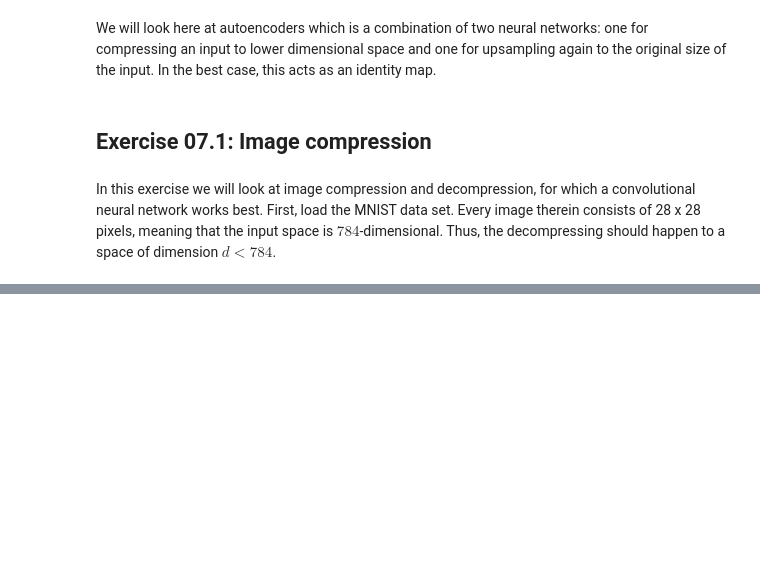
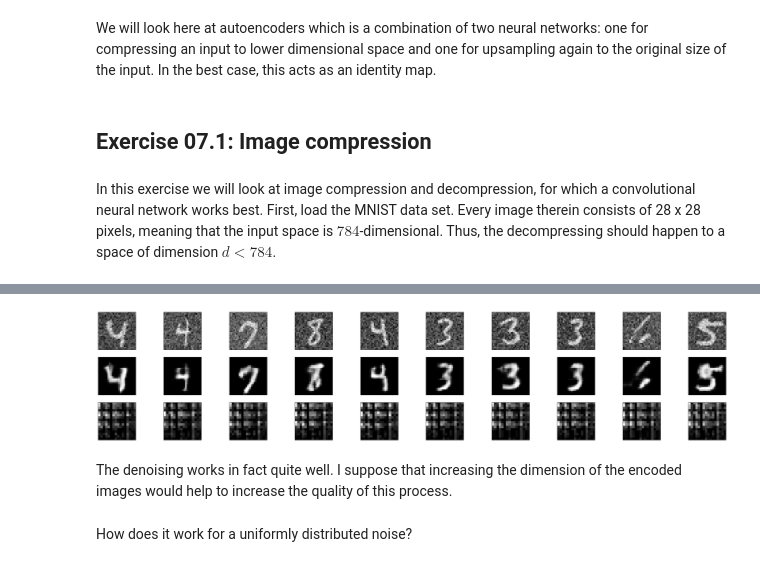
Before and after one commit to Jercheal/ML_Lecture_FSU, a Jupyter notebook: assignment_07.ipynb, the cells around one changed output, grey strips where cells are left out. Saved outputs shown, nothing was run; the diff lists cells and outputs as text; code cells hidden in the pictures; blank space fills up the shorter version.

```diff
--- a/assignment_07.ipynb
+++ b/assignment_07.ipynb
@@ -120,0 +317,28 @@ Epoch 20/20
+# %%
+x_test_noisy = np.array([x_test[n] + np.random.normal(0, 0.2, size=(28, 28, 1)) for n in range(10000)])
+test_imgs_noisy = x_test_noisy[random.choices(range(10000), k=10)]
+test_imgs_encoded2_noisy = encoder_model2(test_imgs_noisy)
+test_imgs_decoded2_noisy = decoder_model2(test_imgs_encoded2_noisy)
+# %%
+plt.figure(figsize=(40, 8))
+for i in range(10):
+    ax = plt.subplot(3, 10, i + 1)
+    plt.imshow(np.reshape(test_imgs_noisy[i], (28, 28)), cmap='gray')
+    ax.get_xaxis().set_visible(False)
+    ax.get_yaxis().set_visible(False)
+
+    ax = plt.subplot(3, 10, i + 11)
+    plt.imshow(np.reshape(test_imgs_decoded2_noisy[i], (28, 28)), cmap='gray')
+    ax.get_xaxis().set_visible(False)
+    ax.get_yaxis().set_visible(False)
+
+    ax = plt.subplot(3, 10, i + 21)
+    plt.imshow(np.reshape(test_imgs_encoded2_noisy[i], (16, 16)), cmap='gray')
+    ax.get_xaxis().set_visible(False)
+    ax.get_yaxis().set_visible(False)
+# %% [output]
+[figure, added]
+# %% [markdown]
+The denoising works in fact quite well. I suppose that increasing the dimension of the encoded images would help to increase the quality of this process.
+# %% [markdown]
+How does it work for a uniformly distributed noise?
```
Also changed, not shown: parts of 31 cells of this notebook.
